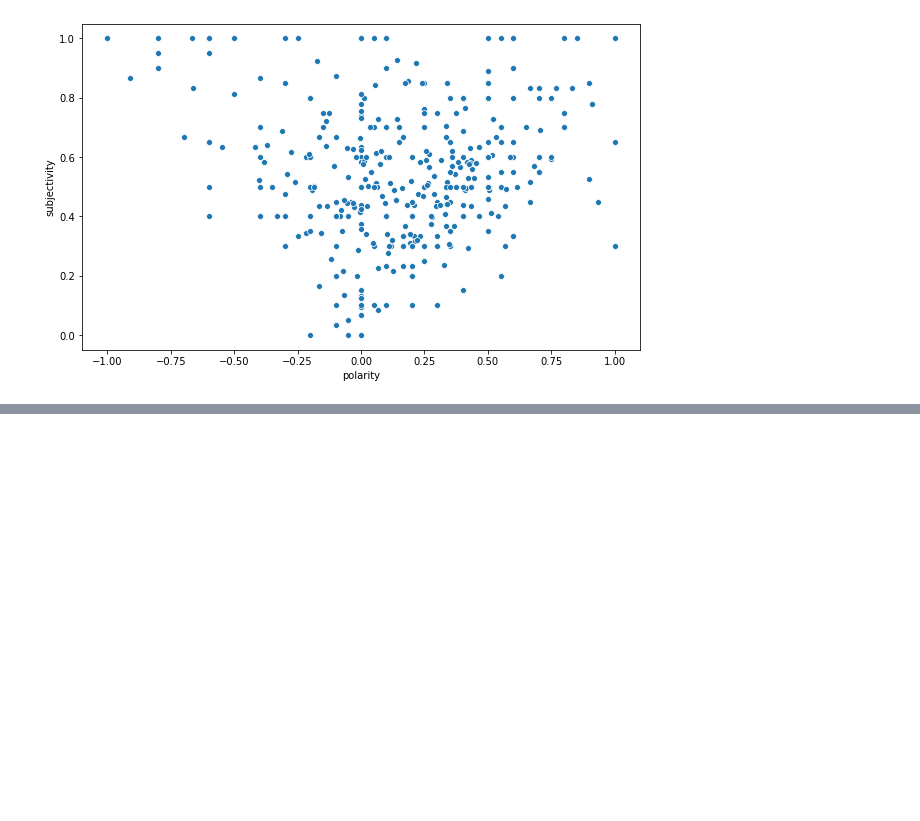
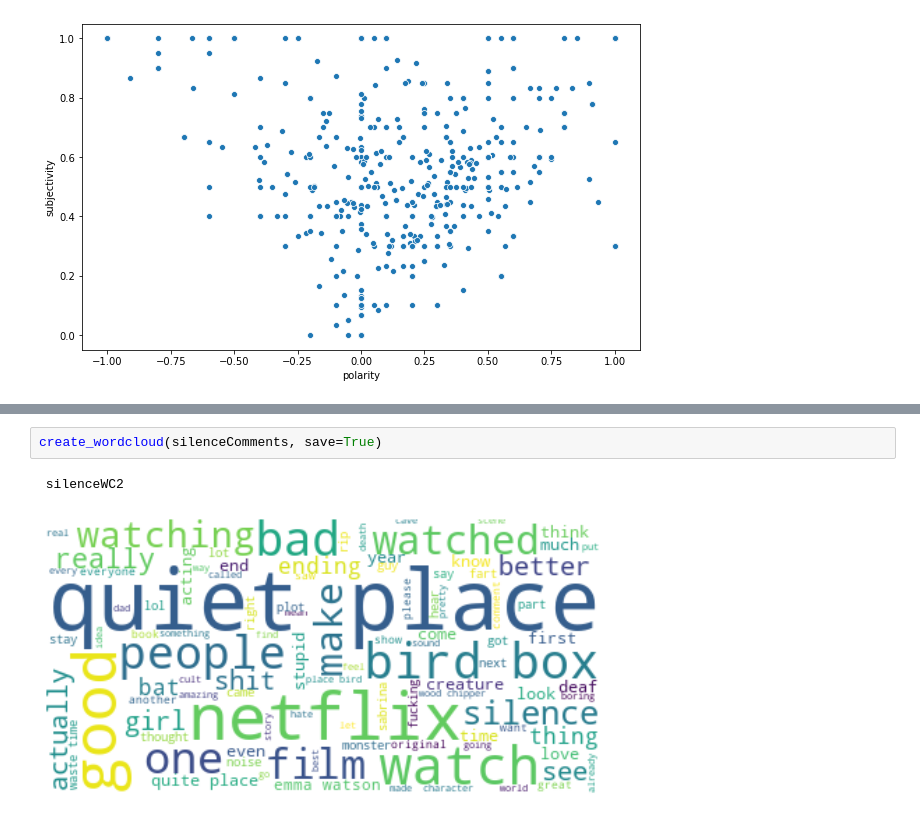
Before and after one commit to hsi-cy/dissertation, a Jupyter notebook: Untitled1.ipynb, the cells around one changed output, grey strips where cells are left out. Saved outputs shown, nothing was run; the diff lists cells and outputs as text; blank space fills up the shorter version.

```diff
--- a/Untitled1.ipynb
+++ b/Untitled1.ipynb
@@ -241,0 +277,5 @@ plot_sentiments(extractionSentiment, save=True)
+# %%
+create_wordcloud(silenceComments, save=True)
+# %% [output]
+ silenceWC2
+[figure, added]
```
Also changed, not shown: parts of 12 cells of this notebook, 8 other files.
